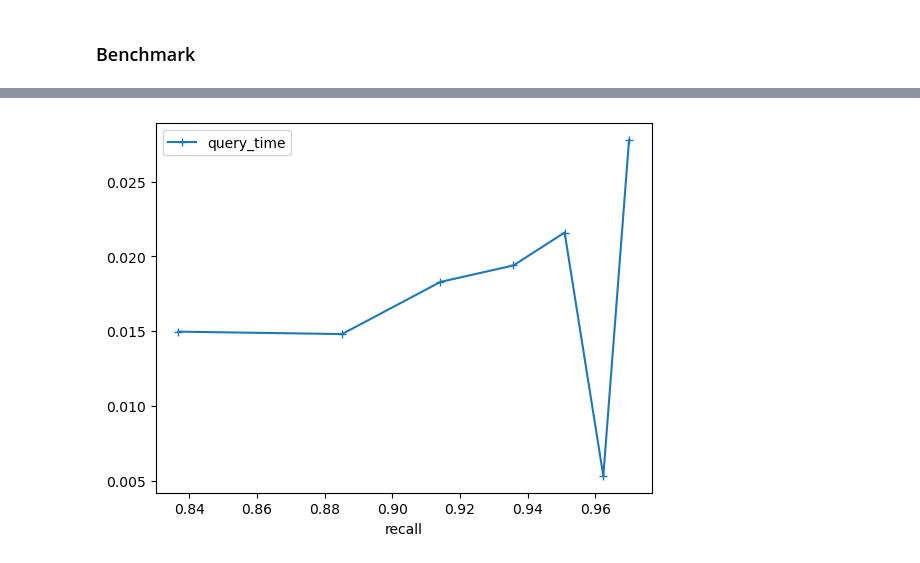
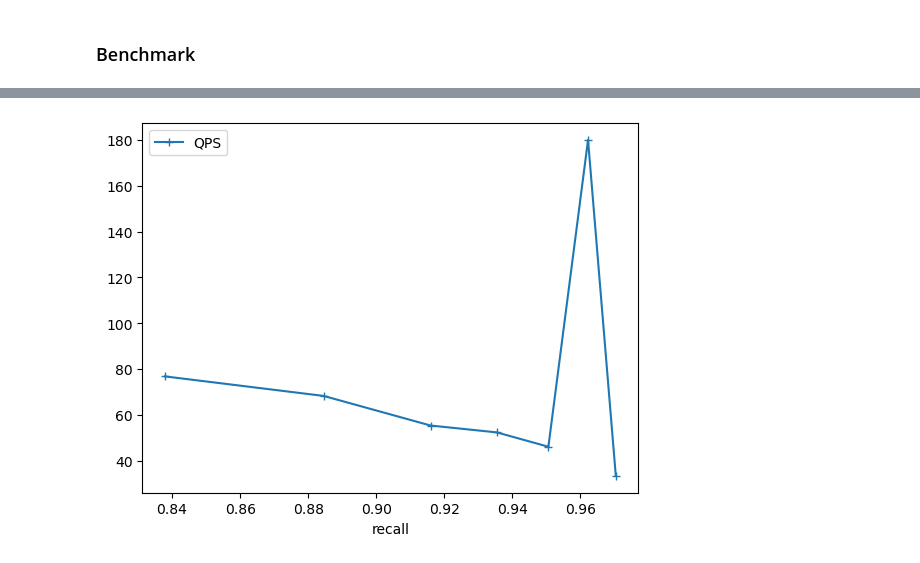
Before and after one commit to slime21023/simple-ann-benchmark, a Jupyter notebook: pq-mnist.ipynb, the cells around one changed output, grey strips where cells are left out. Cells and saved outputs as stored; diff of their text form; code cells hidden in the pictures.

```diff
--- a/pq-mnist.ipynb
+++ b/pq-mnist.ipynb
@@ -145,11 +145,12 @@ print(result)
 # %%
 import pandas as pd
 
 df = pd.DataFrame(result, columns=['query_time', 'recall'])
-df.plot(x='recall', y='query_time',style='+-')
+df['QPS'] = 1 / df['query_time']
+df.plot(x='recall', y='QPS',style='+-')
 
 import os
 os.makedirs('results', exist_ok=True)
 df.to_csv('results/pq-mnist.csv')
 # %% [output]
-[figure, old version]
+[figure, new version]
```
Also changed, not shown: parts of 2 cells of this notebook, 9 other files.
